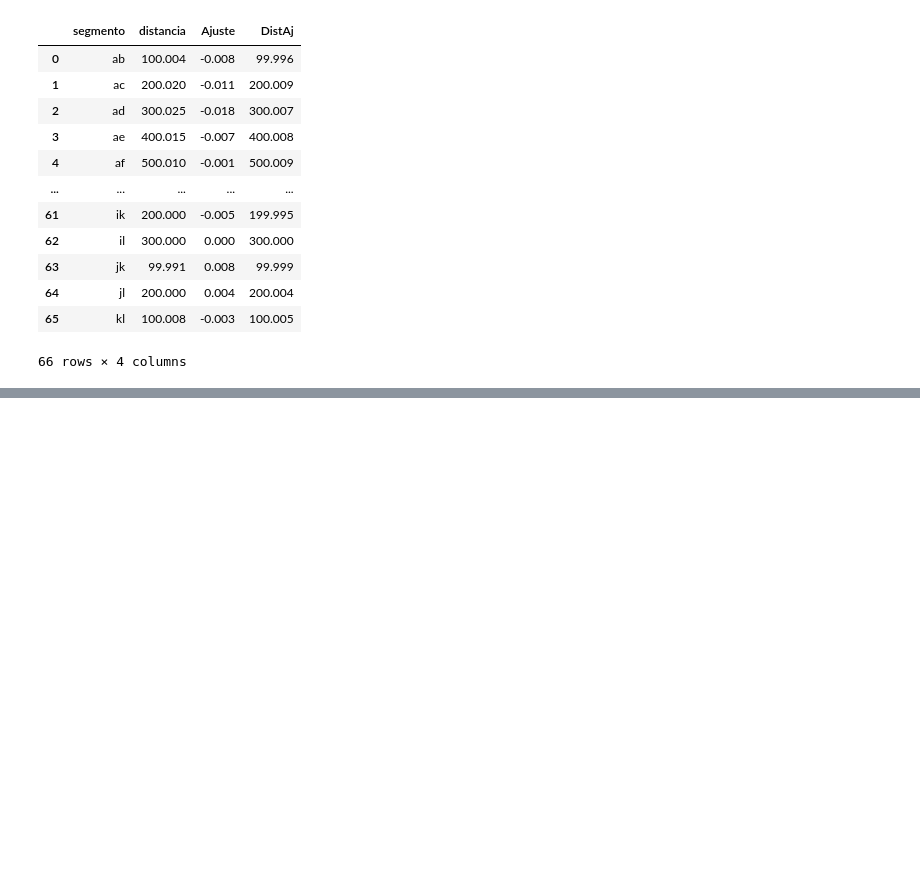
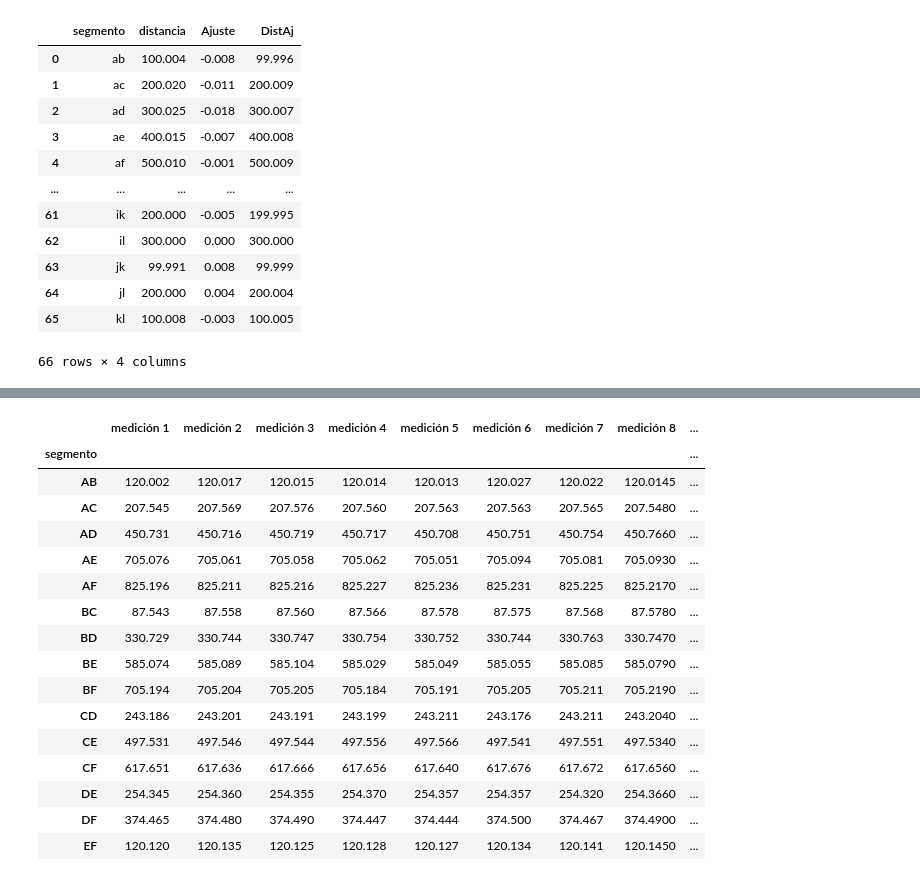
Before and after one commit to rulas99/calculodeajustes, a Jupyter notebook: EcCon.ipynb, the cells around one changed output, grey strips where cells are left out. Saved outputs shown, nothing was run; the diff lists cells and outputs as text; code cells hidden in the pictures; blank space fills up the shorter version.

```diff
--- a/EcCon.ipynb
+++ b/EcCon.ipynb
@@ -251,0 +262,3 @@ seg.to_excel("Resultado.xlsx",index=False)
+# %%
+med=pd.read_csv('pes.csv',index_col='segmento')
+med
@@ -251,0 +283,5 @@ seg.to_excel("Resultado.xlsx",index=False)
+# %%
+# Matriz de pesos, haciendo pruebas me percate que da igual si el numerador es 1 o un 1000000
+
+P=np.diag([1/np.std(med.loc[i],ddof=1) for i in med.index])
+P
@@ -251,0 +306,32 @@ seg.to_excel("Resultado.xlsx",index=False)
+# %%
+B=np.array(matr(6), dtype='float')
+L=np.array([np.mean(med.loc[i]) for i in med.index], dtype='float')
+W=-np.dot(B,L)
+PI=np.linalg.inv(P)
+sol=np.dot(PI,np.dot(np.dot(B.transpose(),np.linalg.inv(np.dot(np.dot(B,PI),B.transpose()))),W))
+Laj=np.round(L+sol,3)
+# %%
+med['$\mu$']=[np.round(np.mean(med.loc[i]),3) for i in med.index]
+med['$\epsilon$']=[np.round(np.std(med.loc[i],ddof=1),3) for i in med.index]
+med['$Var$']=np.round(sol,3)
+med['$Ajuste$']=Laj
+# %%
+med
+# %% [output]
+|  | medición 1 | medición 2 | medición 3 | medición 4 | medición 5 | medición 6 | medición 7 | medición 8 | ... |
+| segmento |  |  |  |  |  |  |  |  | ... |
+| AB | 120.002 | 120.017 | 120.015 | 120.014 | 120.013 | 120.027 | 120.022 | 120.0145 | ... |
+| AC | 207.545 | 207.569 | 207.576 | 207.560 | 207.563 | 207.563 | 207.565 | 207.5480 | ... |
+| AD | 450.731 | 450.716 | 450.719 | 450.717 | 450.708 | 450.751 | 450.754 | 450.7660 | ... |
+| AE | 705.076 | 705.061 | 705.058 | 705.062 | 705.051 | 705.094 | 705.081 | 705.0930 | ... |
+| AF | 825.196 | 825.211 | 825.216 | 825.227 | 825.236 | 825.231 | 825.225 | 825.2170 | ... |
+| BC | 87.543 | 87.558 | 87.560 | 87.566 | 87.578 | 87.575 | 87.568 | 87.5780 | ... |
+| BD | 330.729 | 330.744 | 330.747 | 330.754 | 330.752 | 330.744 | 330.763 | 330.7470 | ... |
+| BE | 585.074 | 585.089 | 585.104 | 585.029 | 585.049 | 585.055 | 585.085 | 585.0790 | ... |
+| BF | 705.194 | 705.204 | 705.205 | 705.184 | 705.191 | 705.205 | 705.211 | 705.2190 | ... |
+| CD | 243.186 | 243.201 | 243.191 | 243.199 | 243.211 | 243.176 | 243.211 | 243.2040 | ... |
+| CE | 497.531 | 497.546 | 497.544 | 497.556 | 497.566 | 497.541 | 497.551 | 497.5340 | ... |
+| CF | 617.651 | 617.636 | 617.666 | 617.656 | 617.640 | 617.676 | 617.672 | 617.6560 | ... |
+| DE | 254.345 | 254.360 | 254.355 | 254.370 | 254.357 | 254.357 | 254.320 | 254.3660 | ... |
+| DF | 374.465 | 374.480 | 374.490 | 374.447 | 374.444 | 374.500 | 374.467 | 374.4900 | ... |
+| EF | 120.120 | 120.135 | 120.125 | 120.128 | 120.127 | 120.134 | 120.141 | 120.1450 | ... |
```
Also changed, not shown: parts of 6 cells of this notebook.
